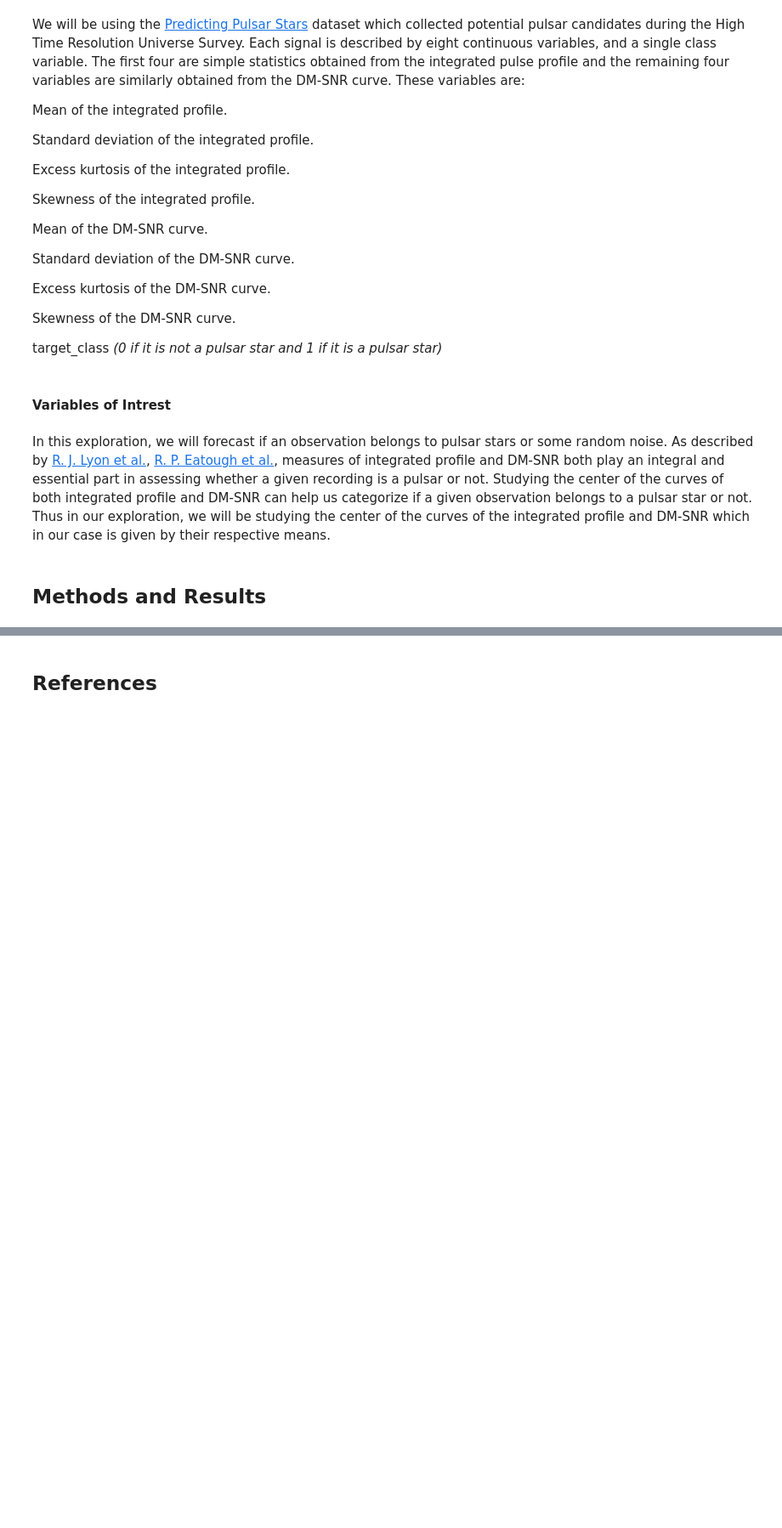
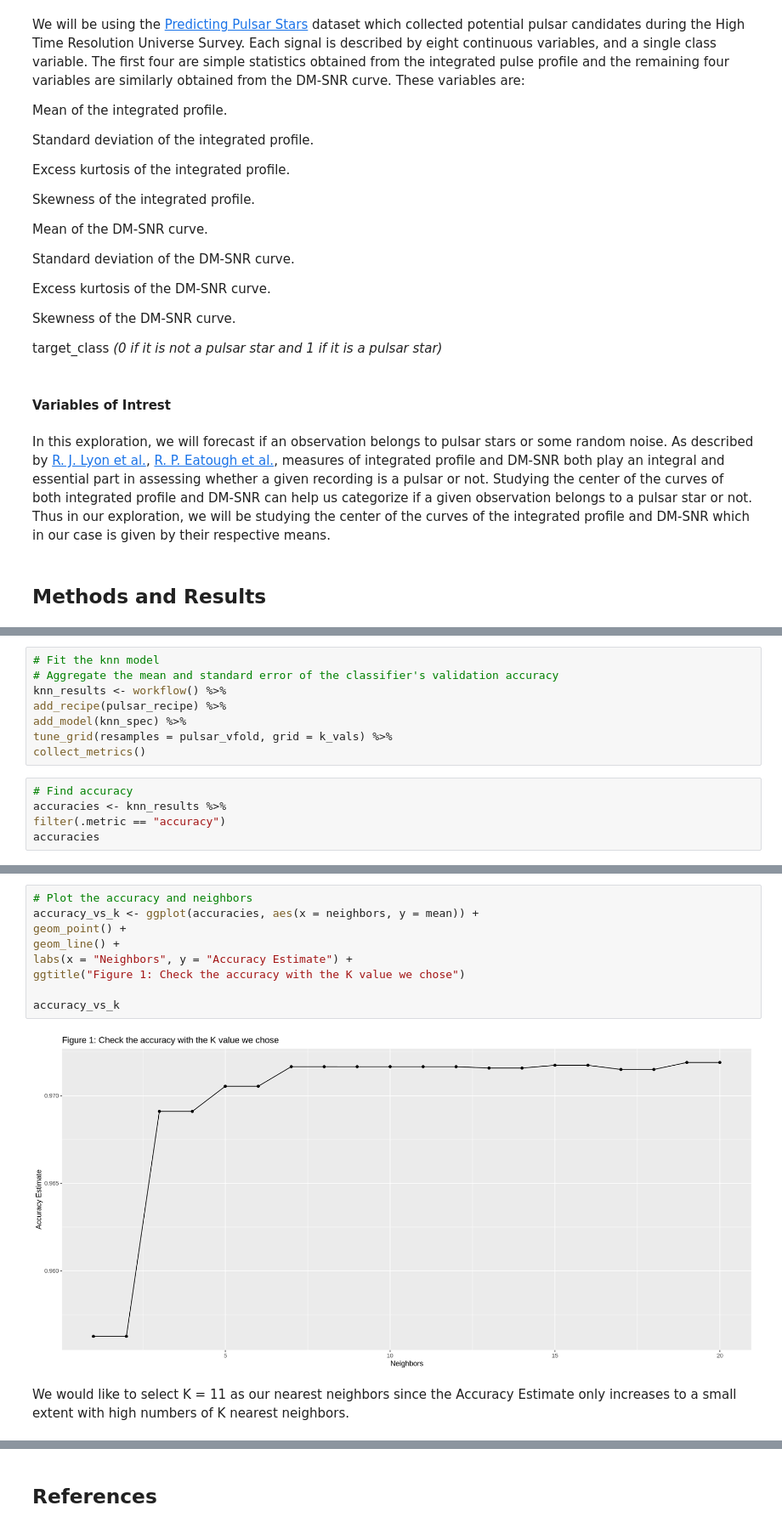
Before and after one commit to yiruiwang091/DSCI-Report, a Jupyter notebook: PulsarStar.ipynb, the cells around one changed output, grey strips where cells are left out. Shown at 85% size. Cells and saved outputs as stored; diff of their text form; blank space fills up the shorter version.

```diff
--- a/PulsarStar.ipynb
+++ b/PulsarStar.ipynb
@@ -49,0 +227,13 @@ In this exploration, we will forecast if an observation belongs to pulsar stars
+# %%
+# Fit the knn model
+# Aggregate the mean and standard error of the classifier's validation accuracy
+knn_results <- workflow() %>%
+add_recipe(pulsar_recipe) %>%
+add_model(knn_spec) %>%
+tune_grid(resamples = pulsar_vfold, grid = k_vals) %>%
+collect_metrics()
+# %%
+# Find accuracy
+accuracies <- knn_results %>%
+filter(.metric == "accuracy")
+accuracies
@@ -49,0 +260,13 @@ In this exploration, we will forecast if an observation belongs to pulsar stars
+# %%
+# Plot the accuracy and neighbors
+accuracy_vs_k <- ggplot(accuracies, aes(x = neighbors, y = mean)) +
+geom_point() +
+geom_line() +
+labs(x = "Neighbors", y = "Accuracy Estimate") +
+ggtitle("Figure 1: Check the accuracy with the K value we chose")
+
+accuracy_vs_k
+# %% [output]
+[figure, added]
+# %% [markdown]
+We would like to select K = 11 as our nearest neighbors since the Accuracy Estimate only increases to a small extent with high numbers of K nearest neighbors.
```
Also changed, not shown: parts of 27 cells of this notebook.
